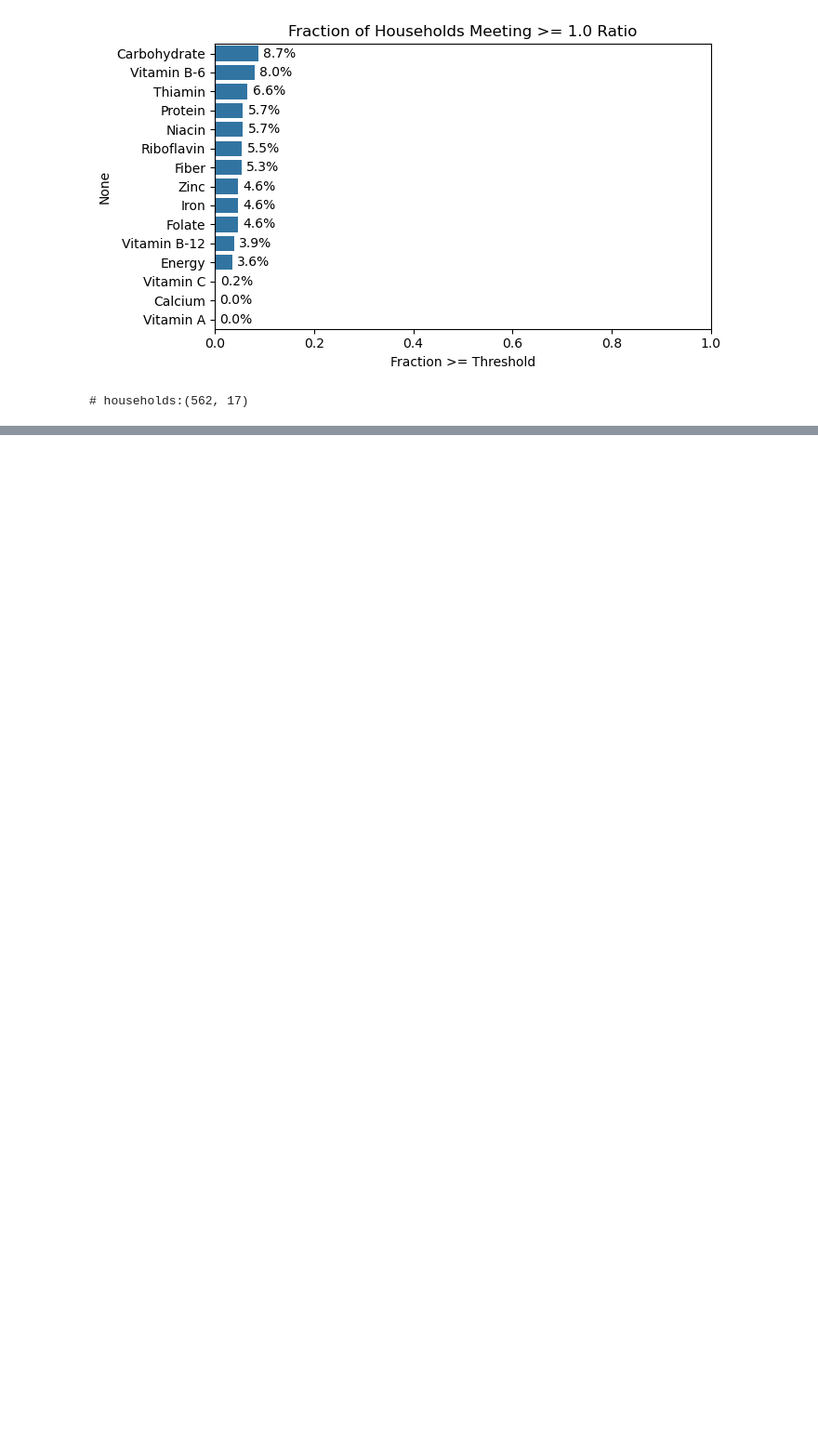
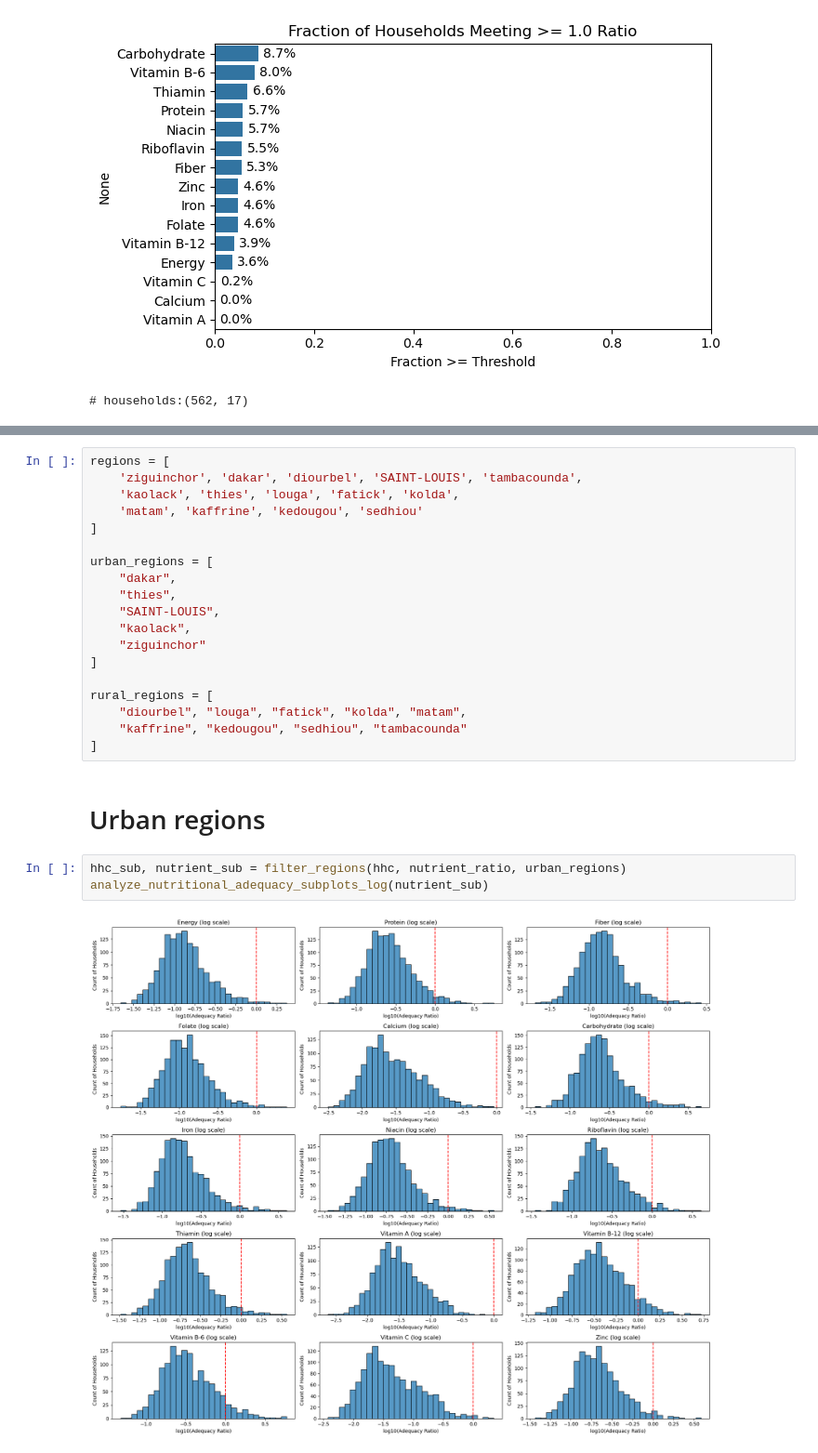
Before and after one commit to reilyfairchild/EEP153-Project-3, a Jupyter notebook: Senegal_Project_3.ipynb, the cells around one changed output, grey strips where cells are left out. Shown at 93% size. Cells and saved outputs as stored; diff of their text form; blank space fills up the shorter version.

Commit message:
added regional analysis

```diff
--- a/Senegal_Project_3.ipynb
+++ b/Senegal_Project_3.ipynb
@@ -1055,0 +1093,26 @@ print(f'# households:{hhc_sub.shape}')
+# %%
+regions = [
+    'ziguinchor', 'dakar', 'diourbel', 'SAINT-LOUIS', 'tambacounda',
+    'kaolack', 'thies', 'louga', 'fatick', 'kolda',
+    'matam', 'kaffrine', 'kedougou', 'sedhiou'
+]
+
+urban_regions = [
+    "dakar",
+    "thies",
+    "SAINT-LOUIS",
+    "kaolack",
+    "ziguinchor"
+]
+
+rural_regions = [
+    "diourbel", "louga", "fatick", "kolda", "matam",
+    "kaffrine", "kedougou", "sedhiou", "tambacounda"
+]
+# %% [markdown]
+# Urban regions
+# %%
+hhc_sub, nutrient_sub = filter_regions(hhc, nutrient_ratio, urban_regions)
+analyze_nutritional_adequacy_subplots_log(nutrient_sub)
+# %% [output]
+[figure, added]
```
Also changed, not shown: parts of 8 cells of this notebook.
